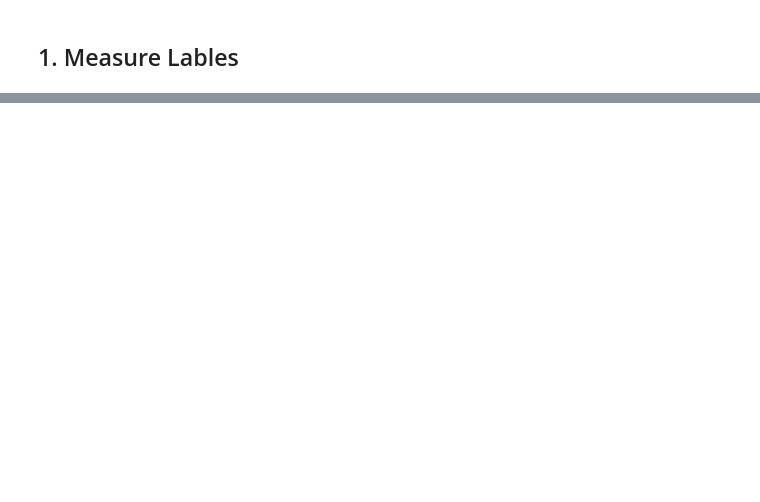
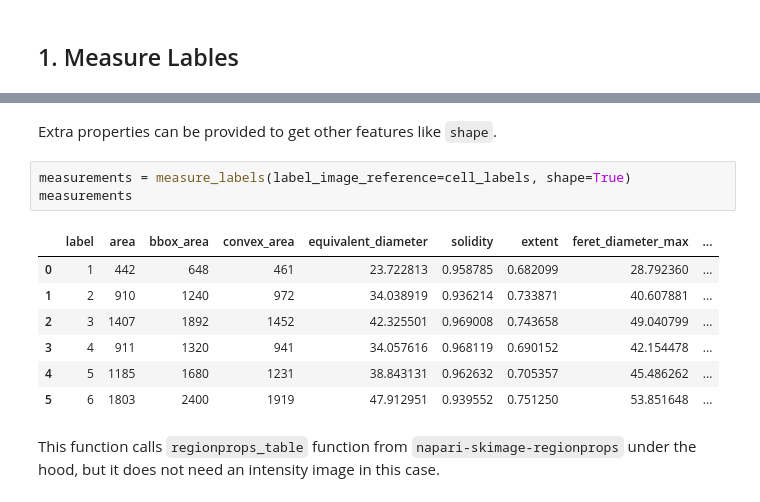
Before and after one commit to haesleinhuepf/napari-skimage-regionprops, a Jupyter notebook: demo/napari_regionprops_map_channels_functions.ipynb, the cells around one changed output, grey strips where cells are left out. Saved outputs shown, nothing was run; the diff lists cells and outputs as text; blank space fills up the shorter version.

```diff
--- a/demo/napari_regionprops_map_channels_functions.ipynb
+++ b/demo/napari_regionprops_map_channels_functions.ipynb
@@ -55,3 +60,18 @@ measurements
 | 3 | 4 | 911 | 1320 | 941 | 34.057616 |
 | 4 | 5 | 1185 | 1680 | 1231 | 38.843131 |
 | 5 | 6 | 1803 | 2400 | 1919 | 47.912951 |
+# %% [markdown]
+Extra properties can be provided to get other features like `shape`.
+# %%
+measurements = measure_labels(label_image_reference=cell_labels, shape=True)
+measurements
+# %% [output]
+|  | label | area | bbox_area | convex_area | equivalent_diameter | solidity | extent | feret_diameter_max | ... |
+| 0 | 1 | 442 | 648 | 461 | 23.722813 | 0.958785 | 0.682099 | 28.792360 | ... |
+| 1 | 2 | 910 | 1240 | 972 | 34.038919 | 0.936214 | 0.733871 | 40.607881 | ... |
+| 2 | 3 | 1407 | 1892 | 1452 | 42.325501 | 0.969008 | 0.743658 | 49.040799 | ... |
+| 3 | 4 | 911 | 1320 | 941 | 34.057616 | 0.968119 | 0.690152 | 42.154478 | ... |
+| 4 | 5 | 1185 | 1680 | 1231 | 38.843131 | 0.962632 | 0.705357 | 45.486262 | ... |
+| 5 | 6 | 1803 | 2400 | 1919 | 47.912951 | 0.939552 | 0.751250 | 53.851648 | ... |
+# %% [markdown]
+This function calls `regionprops_table` function from `napari-skimage-regionprops` under the hood, but it does not need an intensity image in this case.
```
Also changed, not shown: parts of 21 cells of this notebook, 6 other files.
